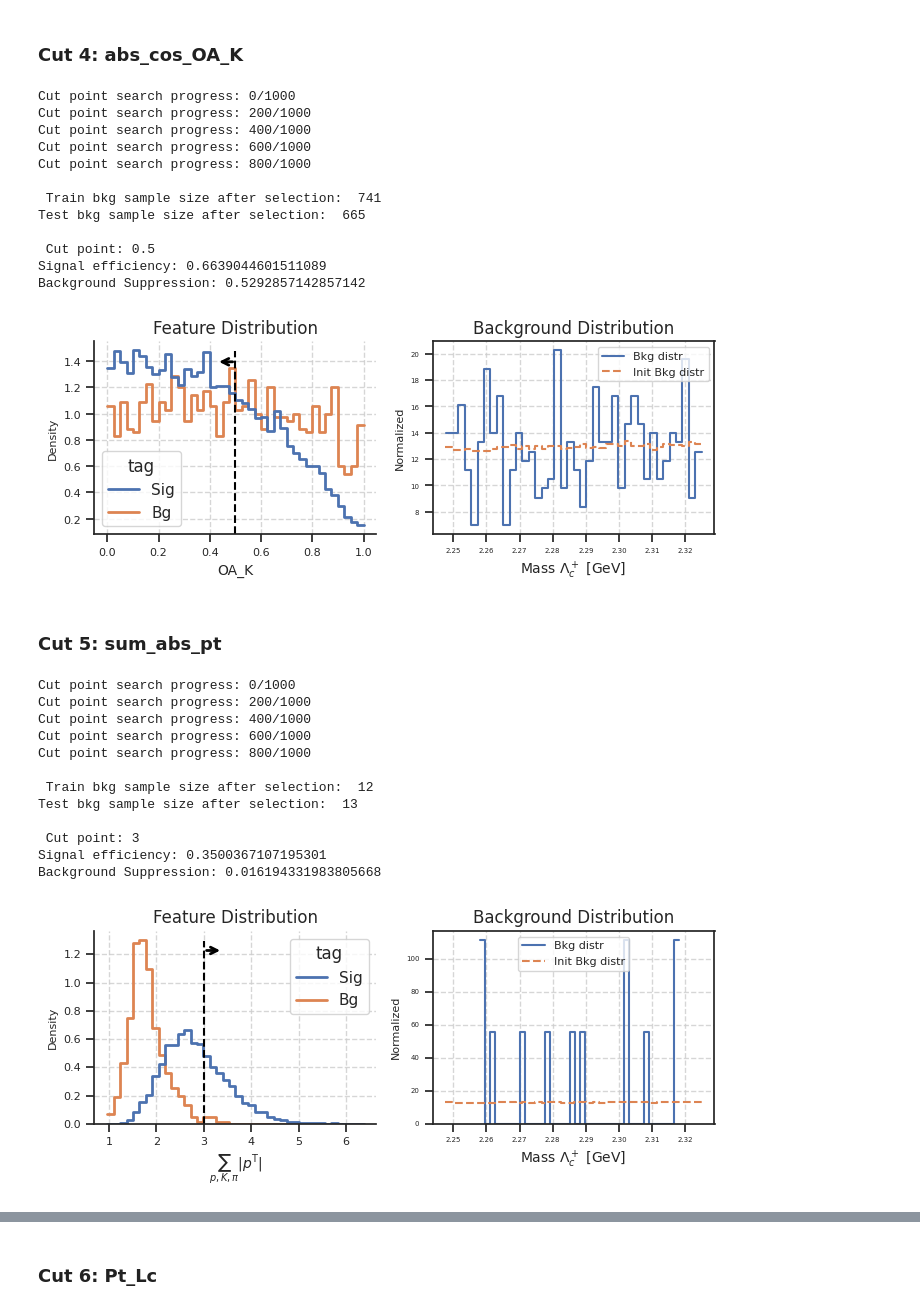
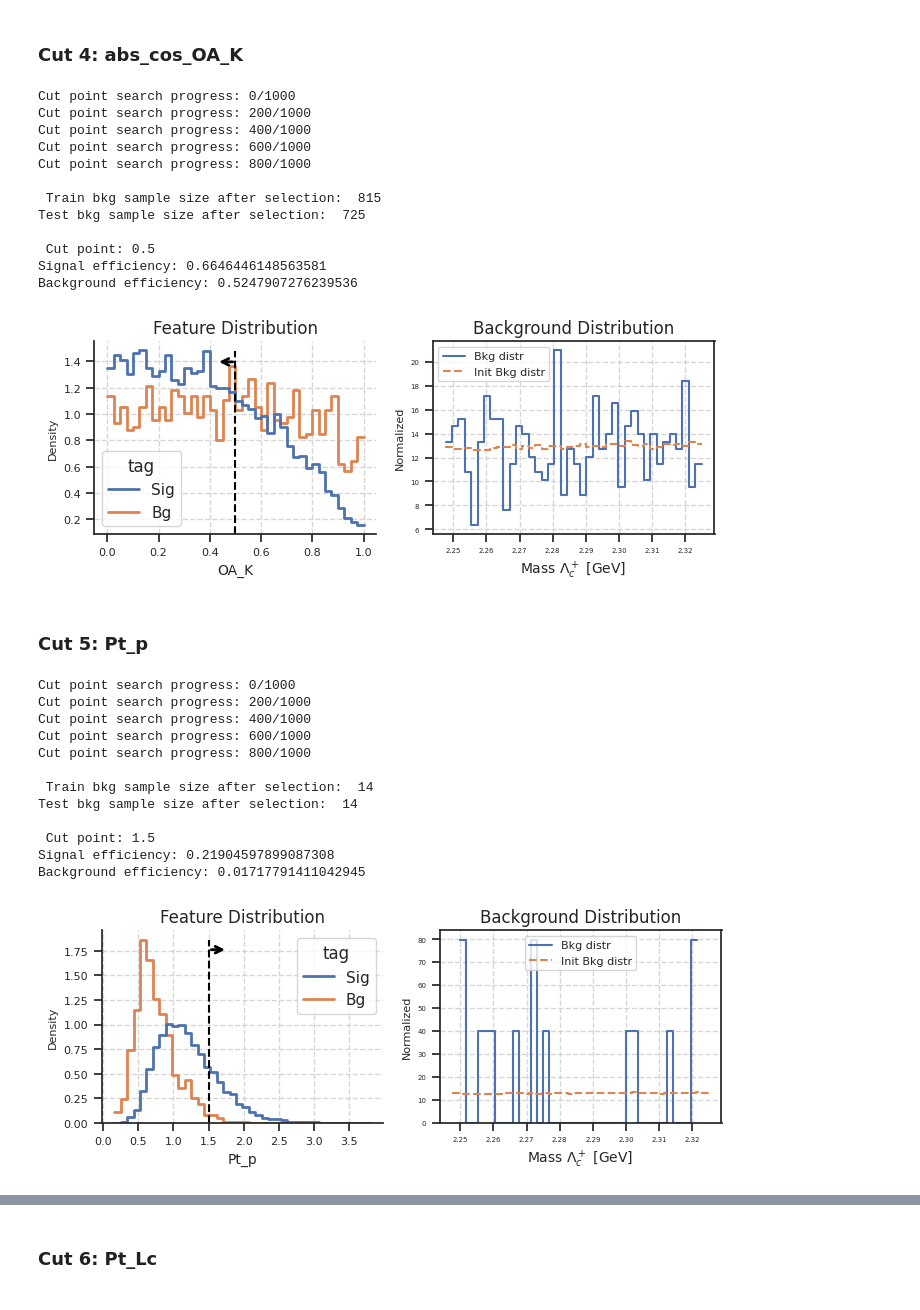
Before and after one commit to ArtSmirnovCH/SPD-Lc-pKpi-27, a Jupyter notebook: analysis_notebooks/cut_based_analysis.ipynb, the cells around one changed output, grey strips where cells are left out. Drawn from its saved outputs; the diff is of its cells as text; code cells hidden in the pictures.

```diff
--- a/analysis_notebooks/cut_based_analysis.ipynb
+++ b/analysis_notebooks/cut_based_analysis.ipynb
@@ -162,13 +185,13 @@ sv_2_df = train_df.query(sel)[['Lc_diff_x', 'Lc_diff_y', 'Lc_diff_z']]
 sv_2_df.to_csv('/home/ome123/Рабочий стол/SPD/SPD_Lc_pKpi_27/Data/sv_2.csv', index=False)
 
 mask = (train_df['P_p'] > 0.3) & (train_df['P_K'] > 0.3) & (train_df['P_pip'] > 0.3)
-mask &= (train_df['chi2_Lc'] < 5) & (train_df['chi2_Lc'] > 0)
+mask &= (train_df['chi2_Lc'] < 9) & (train_df['chi2_Lc'] > 0)
 
 general_mask_train = (train_df_copy['P_p'] > 0.3) & (train_df_copy['P_K'] > 0.3) & (train_df_copy['P_pip'] > 0.3)
-general_mask_train &= (train_df_copy['chi2_Lc'] < 5) & (train_df_copy['chi2_Lc'] > 0)
+general_mask_train &= (train_df_copy['chi2_Lc'] < 9) & (train_df_copy['chi2_Lc'] > 0)
 
 general_mask_test = (test_df['P_p'] > 0.3) & (test_df['P_K'] > 0.3) & (test_df['P_pip'] > 0.3)
-general_mask_test &= (test_df['chi2_Lc'] < 5) & (test_df['chi2_Lc'] > 0)
+general_mask_test &= (test_df['chi2_Lc'] < 9) & (test_df['chi2_Lc'] > 0)
 
 train_df = train_df[mask]
 cut_based_selection_mask_train &= general_mask_train
@@ -184,5 +207,5 @@ total_sig_efficiency *= sig_eff
 total_bg_suppression *= bg_eff
 
 print(f'Signal efficiency: {sig_eff}')
-print(f'Background Suppression: {bg_eff}')
+print(f'Background efficiency: {bg_eff}')
 # %% [output]
@@ -1768,7 +1832,7 @@ total_sig_efficiency *= sig_eff
 total_bg_suppression *= bg_eff
 
 print(f'Signal efficiency: {sig_eff}')
-print(f'Background Suppression: {bg_eff}')
+print(f'Background efficiency: {bg_eff}')
 
 sns.histplot(
     data=train_df.loc[train_df['tag'] == 'Bg', 'mass_Lc'],
@@ -1808,17 +1872,17 @@ Cut point search progress: 400/1000
 Cut point search progress: 600/1000
 Cut point search progress: 800/1000
 
- Train bkg sample size after selection:  741
-Test bkg sample size after selection:  665
+ Train bkg sample size after selection:  815
+Test bkg sample size after selection:  725
 
  Cut point: 0.5
-Signal efficiency: 0.6639044601511089
-Background Suppression: 0.5292857142857142
+Signal efficiency: 0.6646446148563581
+Background efficiency: 0.5247907276239536
-[figure, old version]
+[figure, new version]
 # %% [markdown]
-### Cut 5: sum_abs_pt
+### Cut 5: Pt_p
 # %%
-feature = 'sum_abs_pt'
+feature = 'Pt_p'
 select_direction = 'right'
 metric_type = 's_over_b_mod'
 bounds = None
@@ -1843,7 +1907,7 @@ if bounds is not None:
     train_df = train_df[bounds_mask]
 
 # best_cut_x = thresholds[min_sig_sel_mask][best_arg]
-best_cut_x = 3
+best_cut_x = 1.5
 
 fig, axes = plt.subplots(1, 2, figsize=(8, 2.5))
 only_hist_plot(
@@ -1883,7 +1947,7 @@ total_sig_efficiency *= sig_eff
 total_bg_suppression *= bg_eff
 
 print(f'Signal efficiency: {sig_eff}')
-print(f'Background Suppression: {bg_eff}')
+print(f'Background efficiency: {bg_eff}')
 
 sns.histplot(
     data=train_df.loc[train_df['tag'] == 'Bg', 'mass_Lc'],
@@ -1897,36 +1961,36 @@ sns.histplot(
 
 sns.histplot(
     data=init_bkg_distr,
     label='Init Bkg distr',
     linestyle='--',
     element='step',
     fill=False,
     stat='density',
     bins=40,
     ax=axes[1],
 )
 
 plt.legend(loc= "best", fontsize=8)
 
 axes[1].set_title('Background Distribution')
 axes[1].set_xlabel(r'Mass $\Lambda_c^+$ [GeV]', fontsize=10)
 axes[1].set_ylabel('Normalized', fontsize=8)
 axes[1].tick_params(axis='both', which='major', labelsize=5)
 axes[1].grid(True, alpha=0.8, linestyle='--')
 
 plt.savefig(f'/home/ome123/Рабочий стол/SPD/SPD_Lc_pKpi_27/plots/{feature}_cut_var_2.pdf', bbox_inches='tight')
 plt.show()
 # %% [output]
 Cut point search progress: 0/1000
 Cut point search progress: 200/1000
 Cut point search progress: 400/1000
 Cut point search progress: 600/1000
 Cut point search progress: 800/1000
 
- Train bkg sample size after selection:  12
-Test bkg sample size after selection:  13
+ Train bkg sample size after selection:  14
+Test bkg sample size after selection:  14
 
- Cut point: 3
-Signal efficiency: 0.3500367107195301
-Background Suppression: 0.016194331983805668
+ Cut point: 1.5
+Signal efficiency: 0.21904597899087308
+Background efficiency: 0.01717791411042945
-[figure, old version]
+[figure, new version]
```
Also changed, not shown: parts of 17 cells of this notebook, 35 other files.
